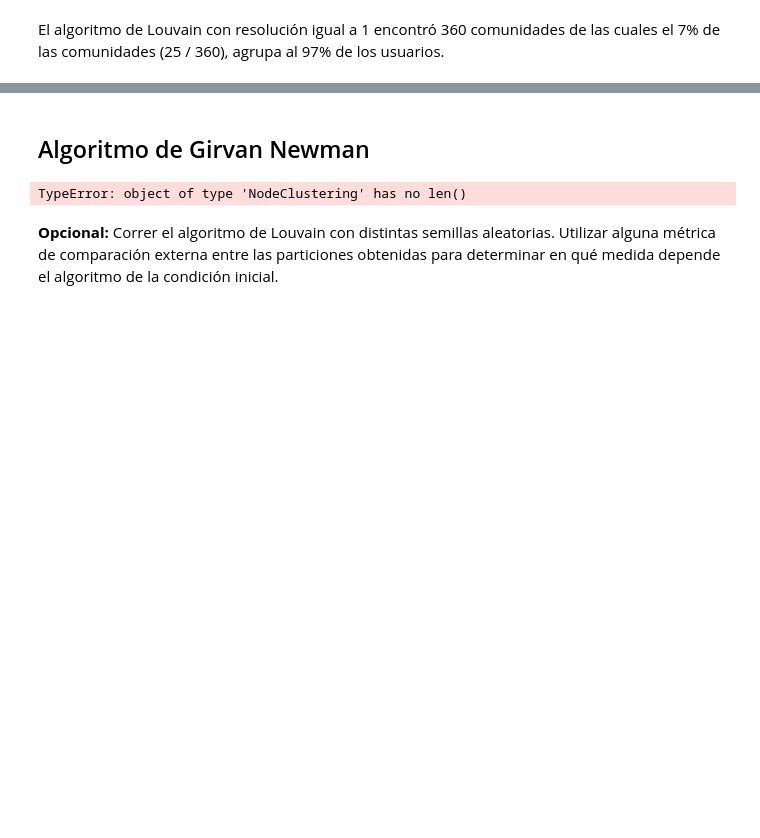
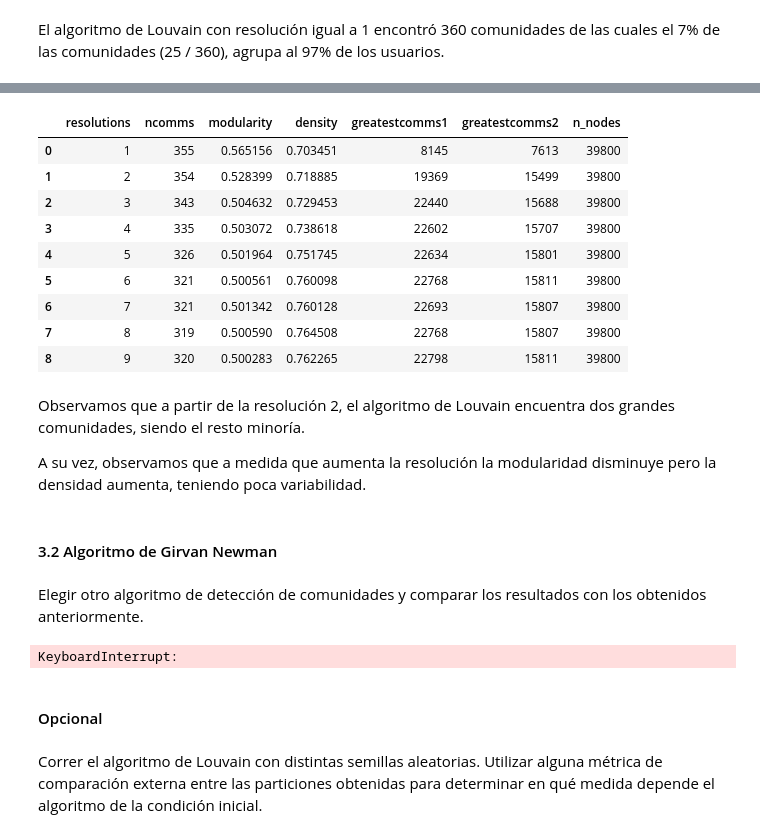
Before and after one commit to benjaminocampo/diplodatos_graphs, a Jupyter notebook: Practico1.ipynb, the cells around one changed output, grey strips where cells are left out. Drawn from its saved outputs; the diff is of its cells as text; code cells hidden in the pictures; blank space fills up the shorter version.

```diff
--- a/Practico1.ipynb
+++ b/Practico1.ipynb
@@ -485,0 +463,15 @@ ax = plot_louvain(larg_G, min_res=1, max_res=10, samples=20, logspace=True)
+# %%
+resolutions = range(1,10,1)
+data = []
+for resolution in resolutions:
+
+    comms_lv = algorithms.louvain(larg_G, resolution=resolution, randomize=False)
+    ncomms = len(comms_lv.communities)
+    comms_size = [len(c) for c in comms_lv.communities]
+    comms_size.sort()
+    modularity = evaluation.newman_girvan_modularity(larg_G, comms_lv).score
+    density = evaluation.internal_edge_density(larg_G, comms_lv).score
+    data.append((resolution, ncomms, modularity,density, comms_size[-1],  comms_size[-2]))
+
+comm_lv_df = pd.DataFrame(data, columns=['resolutions', 'ncomms', 'modularity','density','greatestcomms1', 'greatestcomms2'])
+comm_lv_df
@@ -486,15 +489,40 @@ ax = plot_louvain(larg_G, min_res=1, max_res=10, samples=20, logspace=True)
+# %%
+comm_lv_df['n_nodes'] = len(larg_G.nodes())
+# %%
+comm_lv_df
+# %% [output]
+|  | resolutions | ncomms | modularity | density | greatestcomms1 | greatestcomms2 | n_nodes |
+| 0 | 1 | 355 | 0.565156 | 0.703451 | 8145 | 7613 | 39800 |
+| 1 | 2 | 354 | 0.528399 | 0.718885 | 19369 | 15499 | 39800 |
+| 2 | 3 | 343 | 0.504632 | 0.729453 | 22440 | 15688 | 39800 |
+| 3 | 4 | 335 | 0.503072 | 0.738618 | 22602 | 15707 | 39800 |
+| 4 | 5 | 326 | 0.501964 | 0.751745 | 22634 | 15801 | 39800 |
+| 5 | 6 | 321 | 0.500561 | 0.760098 | 22768 | 15811 | 39800 |
+| 6 | 7 | 321 | 0.501342 | 0.760128 | 22693 | 15807 | 39800 |
+| 7 | 8 | 319 | 0.500590 | 0.764508 | 22768 | 15807 | 39800 |
+| 8 | 9 | 320 | 0.500283 | 0.762265 | 22798 | 15811 | 39800 |
+# %% [markdown]
+Observamos que a partir de la resolución 2, el algoritmo de Louvain encuentra dos grandes comunidades, siendo el resto minoría.
+
+A su vez, observamos que a medida que aumenta la resolución la modularidad disminuye pero la densidad aumenta, teniendo poca variabilidad.
 # %% [markdown]
-## Algoritmo de Girvan Newman
+#### 3.2 Algoritmo de Girvan Newman
+# %% [markdown]
+Elegir otro algoritmo de detección de comunidades y comparar los resultados con los obtenidos anteriormente.
 # %%
-levels = range(1, 16)
+levels = range(1, 10)
 data = []
 for level in levels:
     comms_gn = algorithms.girvan_newman(larg_G, level=level)
     ncomms = len(comms_gn.communities)
-    Q = evaluation.newman_girvan_modularity(larg_G, comms).score
-    data.append((level, ncomms, Q))
+    greatestcomm = max(len(c) for c in comms_gn.communities)
+    comms_size = [len(c) for c in comms_gn.communities]
+    comms_size.sort()
+    modularity = evaluation.newman_girvan_modularity(larg_G, comms_gn).score
+    density = evaluation.internal_edge_density(larg_G, comms_gn).score
 
-comm_gn_df = pd.DataFrame(data, columns=['Level', 'ncomms', 'Q'])
-comm_gn_df
+    data.append((level, ncomms, modularity,density, comms_size[-1],  comms_size[-2]))
+
+comm_gn_df = pd.DataFrame(data, columns=['Level', 'ncomms', 'modularity','density','greatestcomms1', 'greatestcomms2'])
 # %% [output]
-TypeError: object of type 'NodeClustering' has no len()
+KeyboardInterrupt:
@@ -501,2 +532,4 @@ TypeError: object of type 'NodeClustering' has no len()
+# %% [markdown]
+#### Opcional
 # %% [markdown]
-**Opcional:** Correr el algoritmo de Louvain con distintas semillas aleatorias. Utilizar alguna métrica de comparación externa entre las particiones obtenidas para determinar en qué medida depende el algoritmo de la condición inicial.
+Correr el algoritmo de Louvain con distintas semillas aleatorias. Utilizar alguna métrica de comparación externa entre las particiones obtenidas para determinar en qué medida depende el algoritmo de la condición inicial.
```
Also changed, not shown: parts of 46 cells of this notebook.
